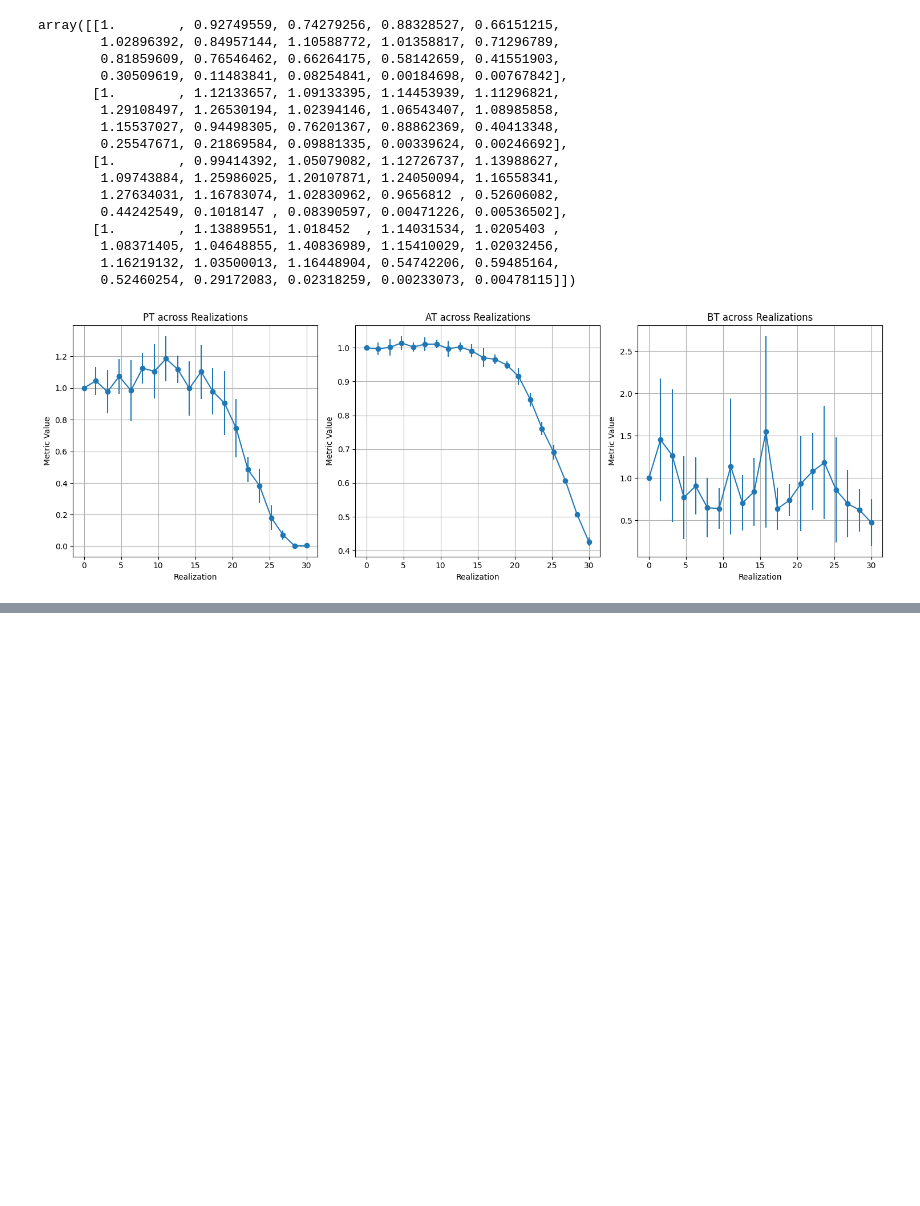
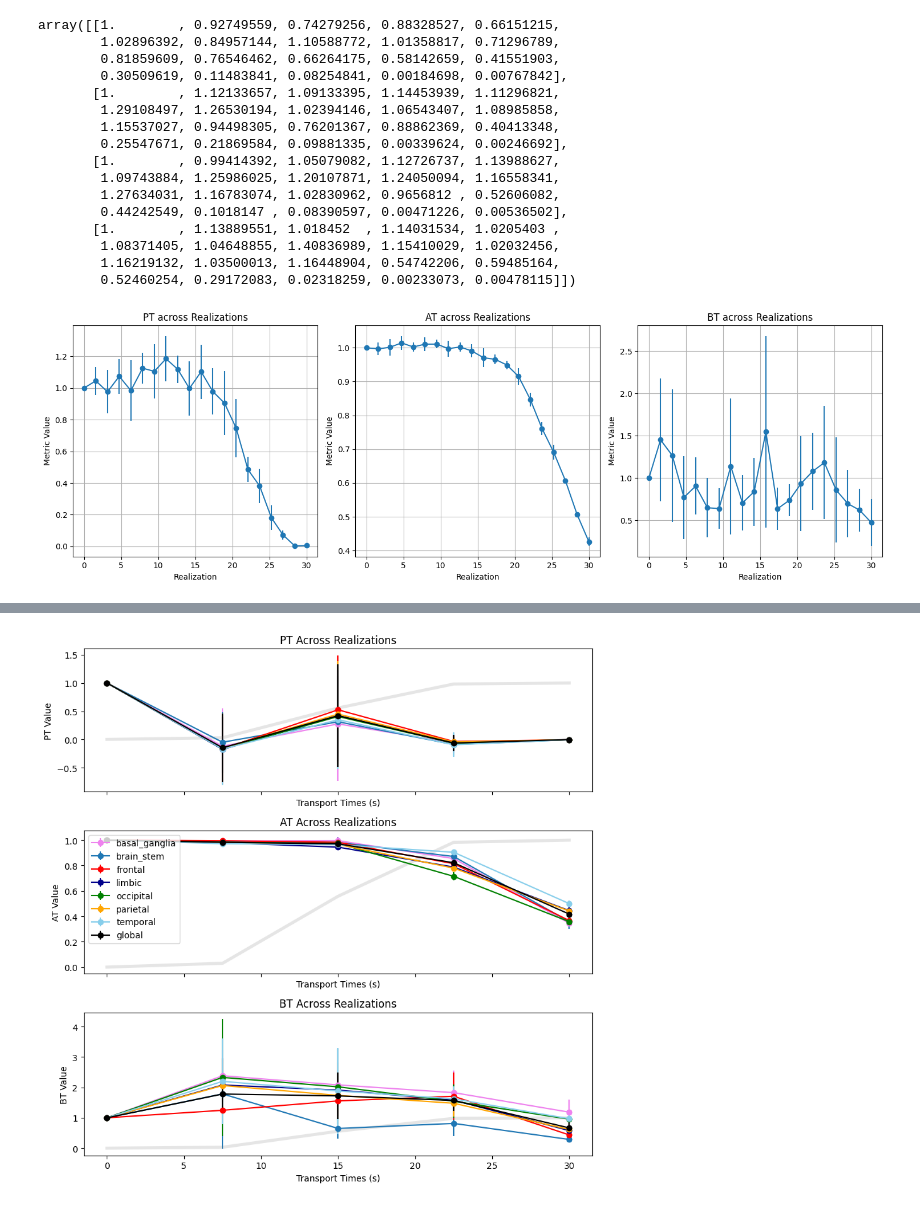
Before and after one commit to shayanshafquat/neuronal-oscillations-evolving-networks, a Jupyter notebook: notebooks/fig4_5.ipynb, the cells around one changed output, grey strips where cells are left out. Cells and saved outputs as stored; diff of their text form; code cells hidden in the pictures; blank space fills up the shorter version.

Commit message:
multiple realizations

```diff
--- a/notebooks/fig4_5.ipynb
+++ b/notebooks/fig4_5.ipynb
@@ -315,7 +329,7 @@ def plot_statistics(metrics_mean, metrics_std, title):
 def run_simulation(w_kj_severe, realization_index, save_path='gdrive/MyDrive/PBM-report2'):
     pt, at, bt = [], [], []
     for w in tqdm(w_kj_severe, desc=f"Realization {realization_index}"):
-        exc, inh, dt, times, omega = simulate_rsd(w)
+        exc, inh, dt, times, omega = rsd_model(w)
         PT, AT, BT = compute_metrics(exc, inh, dt, omega)
         pt.append(PT)
         at.append(AT)
@@ -455,0 +449,6 @@ plt.show()
+# %%
+def load_node_categories(filepath):
+    node_data = pd.read_csv(filepath)
+    node_data['Node'] = node_data['Node'] - 1
+    node_groups = node_data.groupby('Super_Region')['Node'].apply(list).to_dict()
+    return node_groups
@@ -455,0 +531,27 @@ plt.show()
+# %%
+node_groups = load_node_categories(mapping_filename)
+all_region_metrics = {region: {'pt':[], 'at':[], 'bt':[]} for region in node_groups}
+all_region_metrics['global'] = {'pt': [], 'at': [], 'bt': []}
+
+number_of_realizations = 3
+
+# Run simulation and save data
+for realization_index in range(number_of_realizations):
+    region_metrics = run_simulation(w_kj_severe, realization_index, 'gdrive/MyDrive/PBM-report2', node_groups)
+
+    # Accumulate metrics across all realizations
+    for region, metrics in region_metrics.items():
+        for metric_type in ['pt', 'at', 'bt']:
+            all_region_metrics[region][metric_type].extend(metrics[metric_type])
+
+# # Load data, calculate statistics and plot
+# metrics_all_realizations = {region: [] for region in node_groups.keys()}
+# metrics_all_realizations['Global'] = []  # Include global if not already in node_groups
+
+# for region in metrics_all_realizations.keys():
+#     for realization_index in range(number_of_realizations):
+#         data = np.load(f'path/to/save/dynamic_biomarkers_{region}_realization_{realization_index}.npy')
+#         metrics_all_realizations[region].append(data)
+
+# stats = calculate_statistics(metrics_all_realizations)
+# plot_statistics(stats, ['PT', 'AT', 'BT'])
@@ -455,0 +616,8 @@ plt.show()
+# %%
+# Calculate statistics
+stats = calculate_statistics(all_region_metrics)
+
+# Plot statistics
+plot_statistics(stats)
+# %% [output]
+[figure, added]
```
Also changed, not shown: parts of 12 cells of this notebook.
